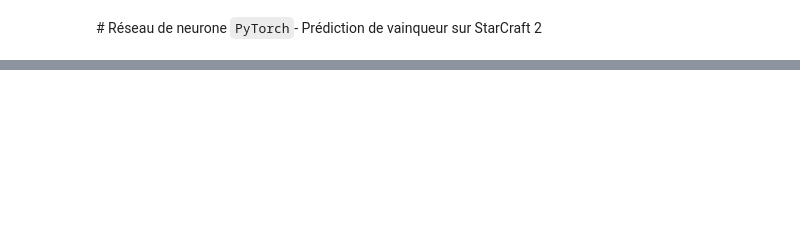
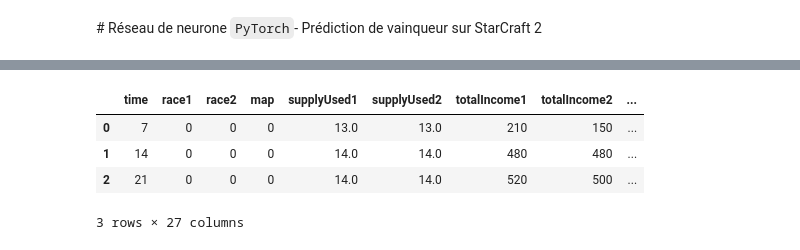
Before and after one commit to YannBgit/IApredictionDeResultatsStarCraft2, a Jupyter notebook: starcraft.ipynb, the cells around one changed output, grey strips where cells are left out. Cells and saved outputs as stored; diff of their text form; code cells hidden in the pictures; blank space fills up the shorter version.

```diff
--- a/starcraft.ipynb
+++ b/starcraft.ipynb
@@ -615,0 +37,9 @@ En dessous se trouvent les prédictions de l'IA.
+# %%
+data = pd.read_csv("archive/dataset.csv")
+data.head(3)
+# %% [output]
+|  | time | race1 | race2 | map | supplyUsed1 | supplyUsed2 | totalIncome1 | totalIncome2 | ... |
+| 0 | 7 | 0 | 0 | 0 | 13.0 | 13.0 | 210 | 150 | ... |
+| 1 | 14 | 0 | 0 | 0 | 14.0 | 14.0 | 480 | 480 | ... |
+| 2 | 21 | 0 | 0 | 0 | 14.0 | 14.0 | 520 | 500 | ... |
+3 rows × 27 columns
```
Also changed, not shown: parts of 125 cells of this notebook, 17 other files.
